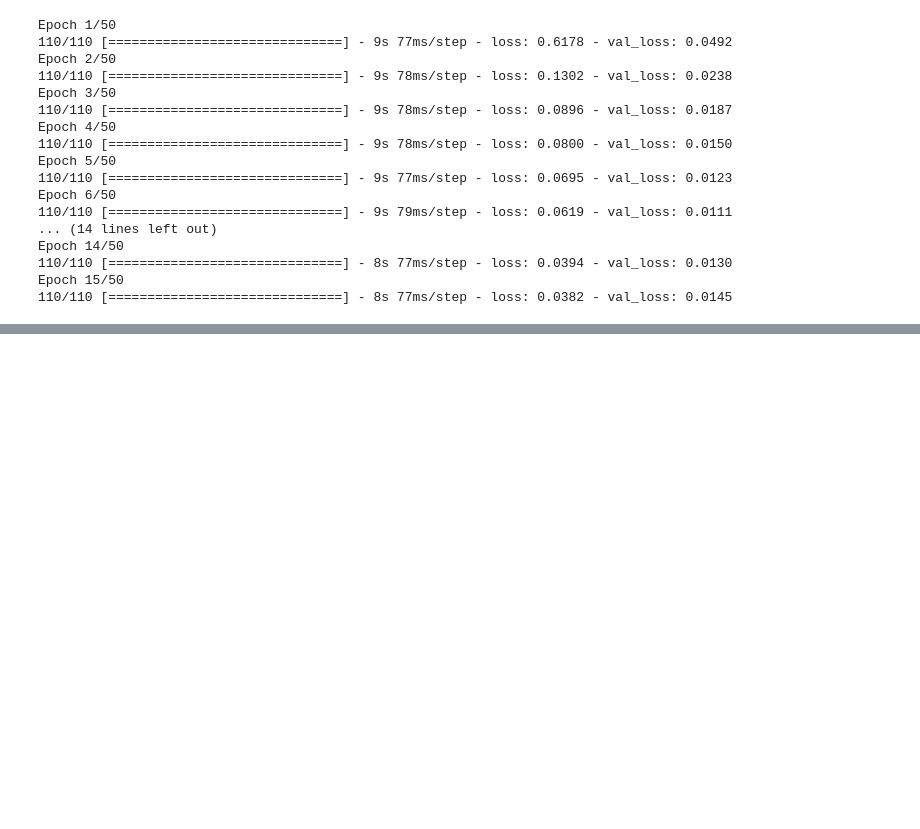
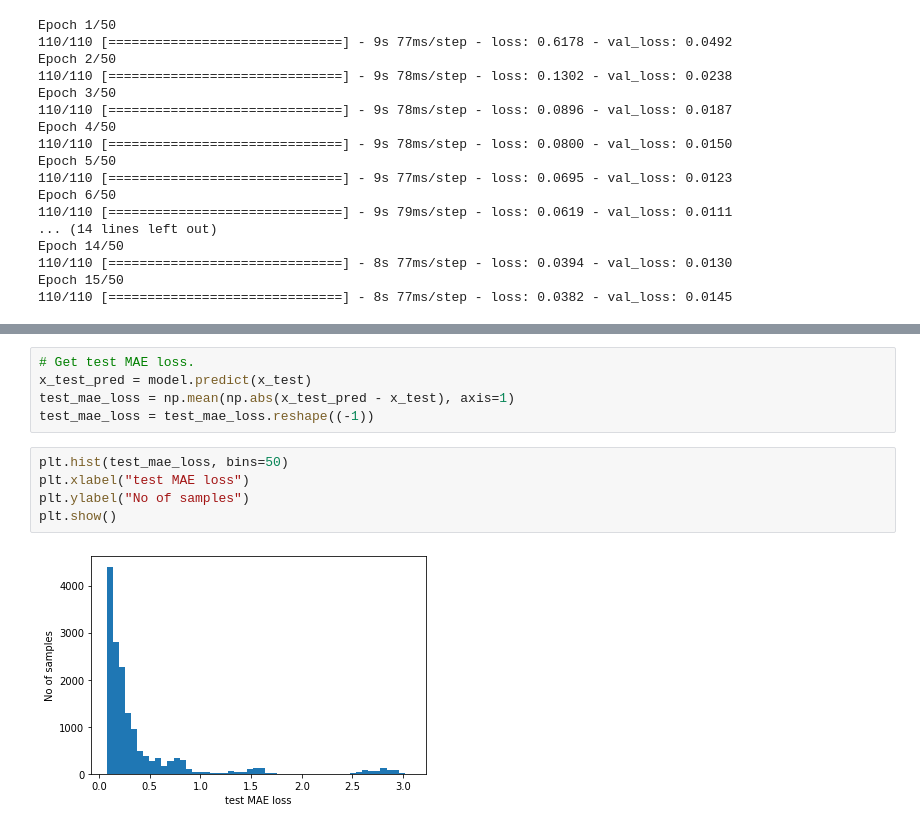
Before and after one commit to gibina/Stock-marketing-, a Jupyter notebook: NAB.ipynb, the cells around one changed output, grey strips where cells are left out. Saved outputs shown, nothing was run; the diff lists cells and outputs as text; blank space fills up the shorter version.

```diff
--- a/NAB.ipynb
+++ b/NAB.ipynb
@@ -176,0 +219,12 @@ Epoch 15/50
+# %%
+# Get test MAE loss.
+x_test_pred = model.predict(x_test)
+test_mae_loss = np.mean(np.abs(x_test_pred - x_test), axis=1)
+test_mae_loss = test_mae_loss.reshape((-1))
+# %%
+plt.hist(test_mae_loss, bins=50)
+plt.xlabel("test MAE loss")
+plt.ylabel("No of samples")
+plt.show()
+# %% [output]
+[figure, added]
```
Also changed, not shown: parts of 10 cells of this notebook.
